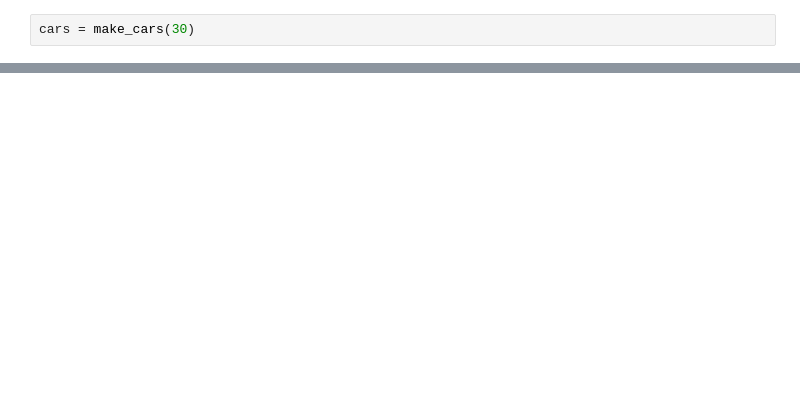
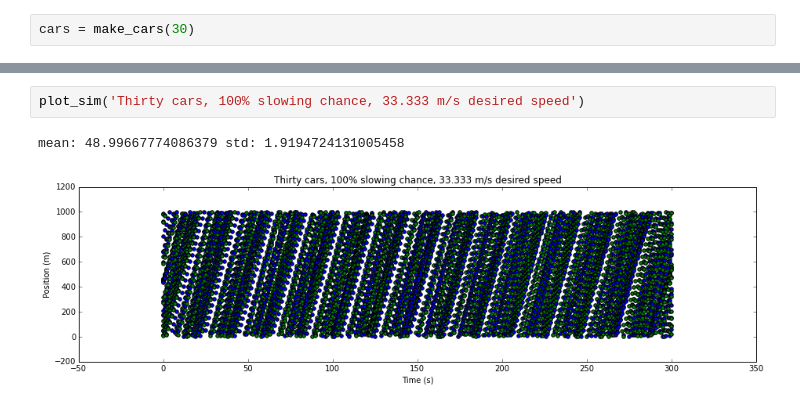
Before and after one commit to tiyd-python-2015-05/traffic-simulation, a Jupyter notebook: Traffic_Sim_Testing-r2.ipynb, the cells around one changed output, grey strips where cells are left out. Saved outputs shown, nothing was run; the diff lists cells and outputs as text; blank space fills up the shorter version.

```diff
--- a/Traffic_Sim_Testing-r2.ipynb
+++ b/Traffic_Sim_Testing-r2.ipynb
@@ -54,0 +63,5 @@ Took out leapfrogging check in code -- now cars do appear to be able to leapfrog
+# %%
+plot_sim('Thirty cars, 100% slowing chance, 33.333 m/s desired speed')
+# %% [output]
+mean: 48.99667774086379 std: 1.9194724131005458
+[figure, added]
```
Also changed, not shown: parts of 11 cells of this notebook, 1 other file.
